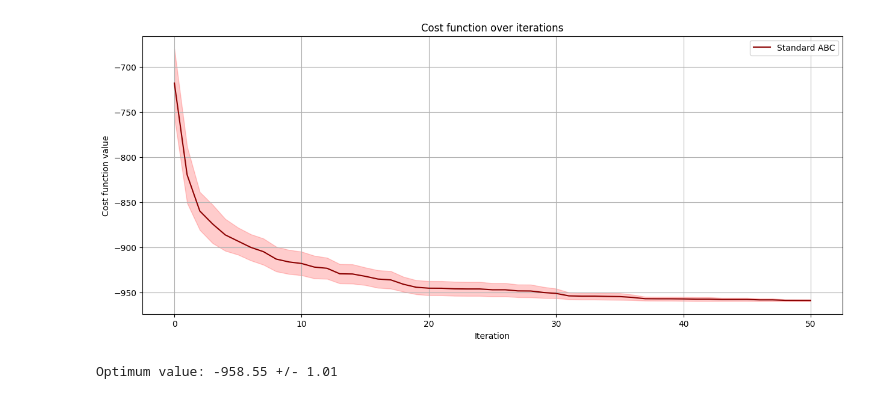
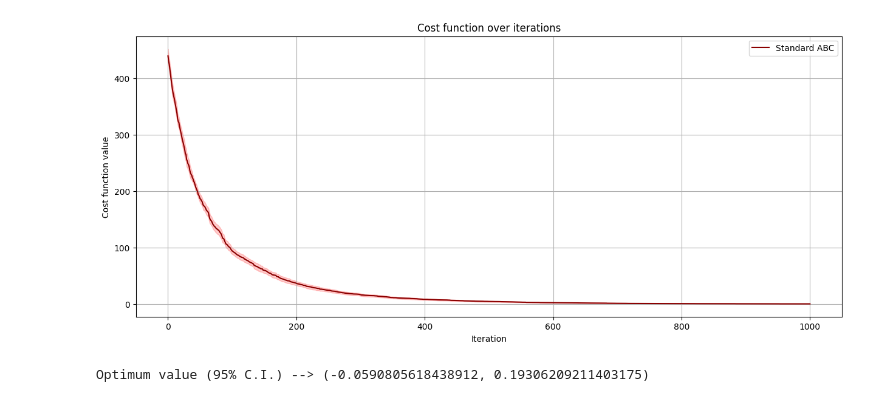
Before and after one commit to giuliofantuzzi/BeeOptimal, a Jupyter notebook: simulations.ipynb, the cells around one changed output. Drawn from its saved outputs; the diff is of its cells as text; code cells hidden in the pictures.

Commit message:
Added 30 dimensional functions and fixed code to deduce dimension

```diff
--- a/simulations.ipynb
+++ b/simulations.ipynb
@@ -5,21 +5,21 @@ from utils.benchmark import Ackley,Eggholder
 import matplotlib.pyplot as plt
 from tqdm import trange
 # %%
-N_BEES      = 150
+N_BEES      = 100
 LIMIT      = (N_BEES // 2) * 2
-MAX_ITERS   = 50
+MAX_ITERS   = 1000
 np.random.seed(1234)
 # %%
-N_simulations = 30
+N_simulations = 15
 optimum_series = np.full((N_simulations,MAX_ITERS+1),np.nan)
 
 for s in trange(N_simulations,desc='Simulations:'):
 
     ABC = ArtificialBeeColony(n_bees = N_BEES,
                             limit    = LIMIT,
-                            bounds   = Eggholder.bounds,
-                            function= Eggholder.fun)
-    ABC.optimize(max_iters=MAX_ITERS,selection='RouletteWheel')
+                            bounds   = Rastrigin30d.bounds,
+                            function = Rastrigin30d.fun)
+    ABC.optimize(max_iters=MAX_ITERS,selection='RouletteWheel',random_seed=None)
 
     optimum_series[s,:] = [best_bee.value for best_bee in ABC.optimal_source_history]
 
@@ -30,22 +30,23 @@ upper = means + 1.96* stds/np.sqrt(N_simulations)
 # %%
 # Plotting the probabilistic series
 plt.figure(figsize=(15, 6))
 x = np.arange(MAX_ITERS+1)
 
 plt.plot(x, means, label="Standard ABC", color="darkred")
 plt.fill_between(x, lower, upper, color="red", alpha=0.2,edgecolor="red")
 
-plt.title("Cost function over iterations")
+plt.title(f"Cost function over iterations")
 plt.xlabel("Iteration")
 plt.ylabel("Cost function value")
 plt.legend()
 plt.grid(True)
 # %% [output]
-[figure, old version]
+[figure, new version]
 # %%
 low_optimum = means[-1] - 1.96* stds[-1]/np.sqrt(N_simulations)
 high_optimum = means[-1] + 1.96* stds[-1]/np.sqrt(N_simulations)
 
-print(f'Optimum value: {means[-1]:.2f} +/- {1.96* stds[-1]/np.sqrt(N_simulations):.2f}')
+CI = (low_optimum,high_optimum)
+print(f'Optimum value (95% C.I.) --> {CI}')
 # %% [output]
-Optimum value: -958.55 +/- 1.01
+Optimum value (95% C.I.) --> (-0.0590805618438912, 0.19306209211403175)
```
Also changed, not shown: parts of 1 cell of this notebook, 3 other files.
